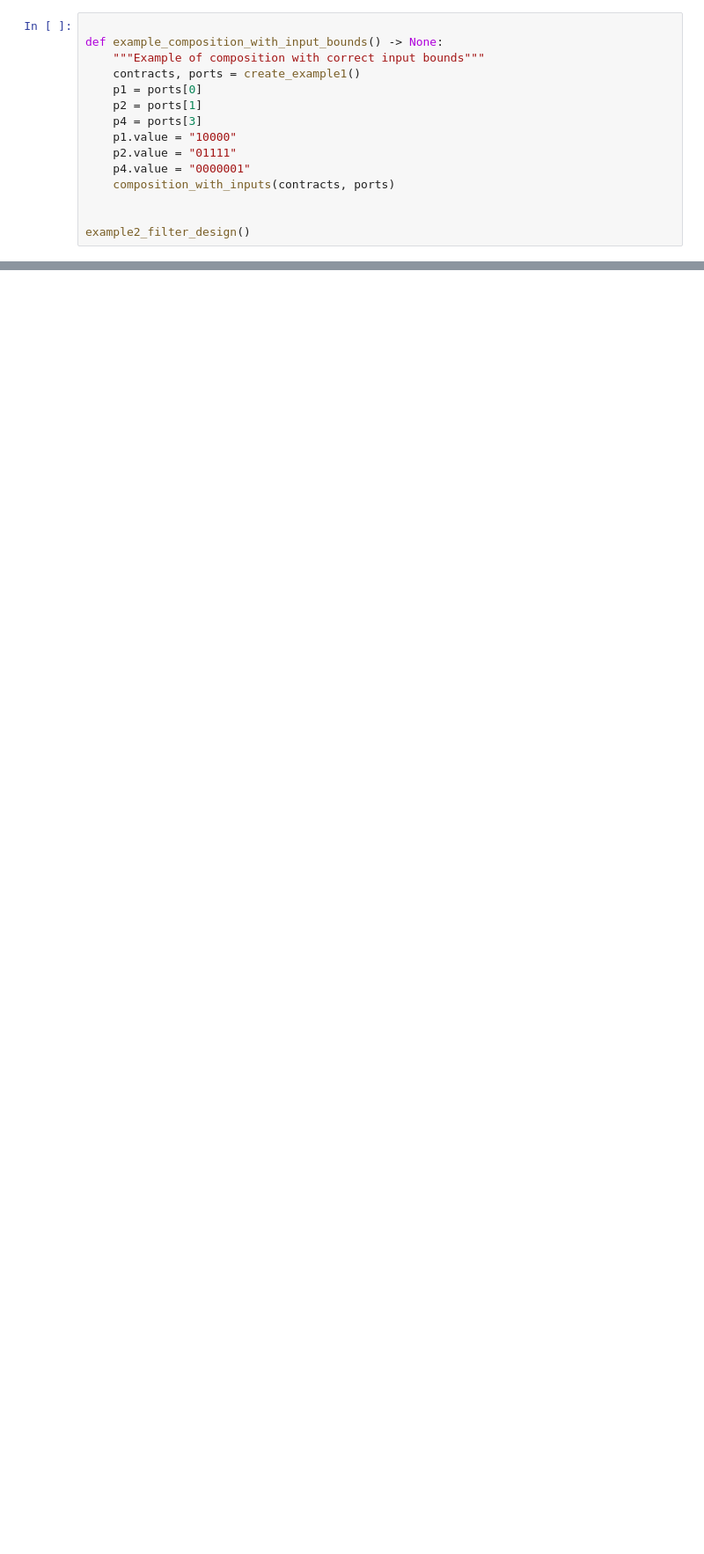
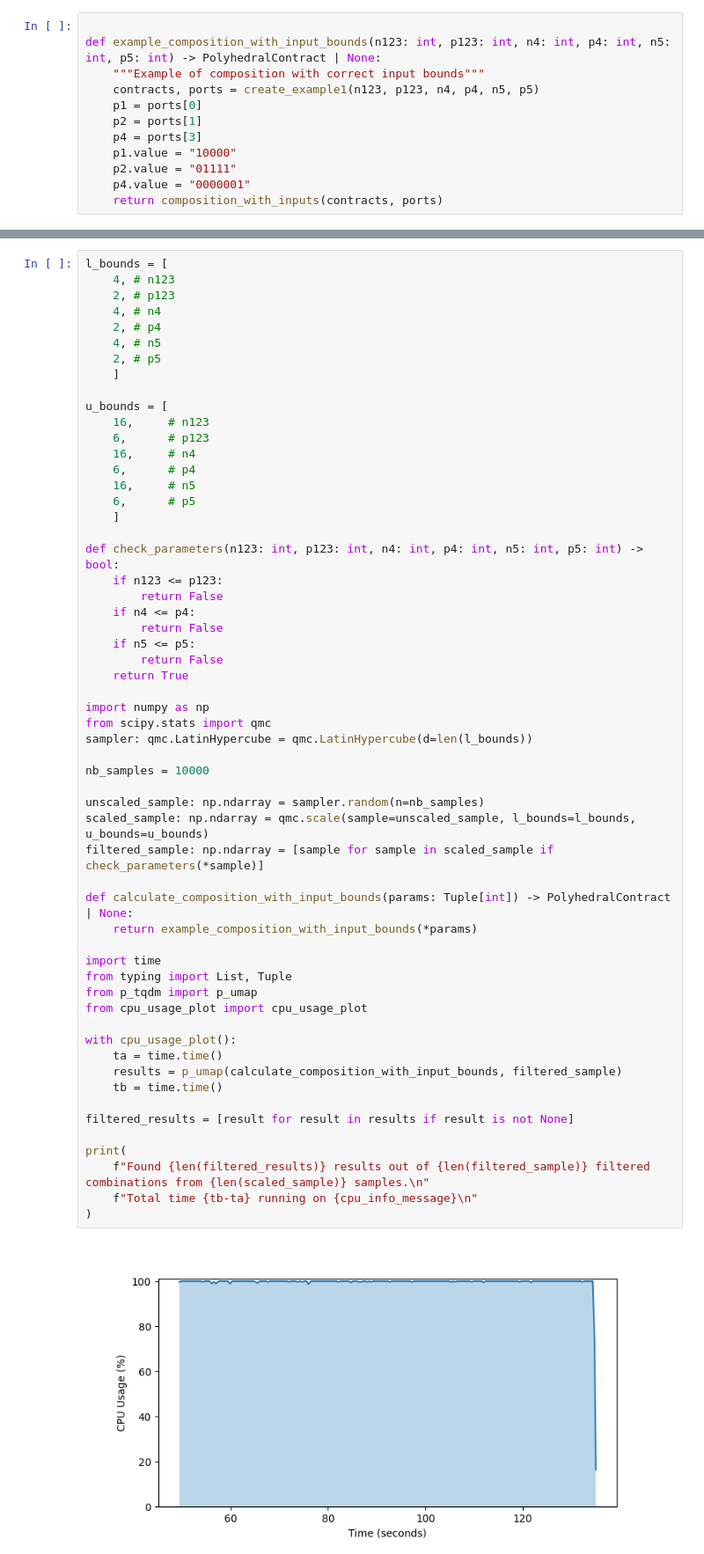
Before and after one commit to pacti-org/cs-digital-signal-processing, a Jupyter notebook: dsl_wl_scalability.ipynb, the cells around one changed output, grey strips where cells are left out. Shown at 88% size. Cells and saved outputs as stored; diff of their text form; blank space fills up the shorter version.

Commit message:
scalability of example_composition_with_input_bounds

```diff
--- a/dsl_wl_scalability.ipynb
+++ b/dsl_wl_scalability.ipynb
@@ -492,16 +476,13 @@ def create_example1() -> tuple:
     return contracts, ports
 # %%
 
-def example_composition_with_input_bounds() -> None:
+def example_composition_with_input_bounds(n123: int, p123: int, n4: int, p4: int, n5: int, p5: int) -> PolyhedralContract | None:
     """Example of composition with correct input bounds"""
-    contracts, ports = create_example1()
+    contracts, ports = create_example1(n123, p123, n4, p4, n5, p5)
     p1 = ports[0]
     p2 = ports[1]
     p4 = ports[3]
     p1.value = "10000"
     p2.value = "01111"
     p4.value = "0000001"
-    composition_with_inputs(contracts, ports)
-
-
-example2_filter_design()
+    return composition_with_inputs(contracts, ports)
@@ -507,0 +493,59 @@ example2_filter_design()
+# %%
+l_bounds = [
+    4, # n123
+    2, # p123
+    4, # n4
+    2, # p4
+    4, # n5
+    2, # p5
+    ]
+
+u_bounds = [
+    16,     # n123
+    6,      # p123
+    16,     # n4
+    6,      # p4
+    16,     # n5
+    6,      # p5
+    ]
+
+def check_parameters(n123: int, p123: int, n4: int, p4: int, n5: int, p5: int) -> bool:
+    if n123 <= p123:
+        return False
+    if n4 <= p4:
+        return False
+    if n5 <= p5:
+        return False
+    return True
+
+import numpy as np
+from scipy.stats import qmc
+sampler: qmc.LatinHypercube = qmc.LatinHypercube(d=len(l_bounds))
+
+nb_samples = 10000
+
+unscaled_sample: np.ndarray = sampler.random(n=nb_samples)
+scaled_sample: np.ndarray = qmc.scale(sample=unscaled_sample, l_bounds=l_bounds, u_bounds=u_bounds)
+filtered_sample: np.ndarray = [sample for sample in scaled_sample if check_parameters(*sample)]
+
+def calculate_composition_with_input_bounds(params: Tuple[int]) -> PolyhedralContract | None:
+    return example_composition_with_input_bounds(*params)
+
+import time
+from typing import List, Tuple
+from p_tqdm import p_umap
+from cpu_usage_plot import cpu_usage_plot
+
+with cpu_usage_plot():
+    ta = time.time()
+    results = p_umap(calculate_composition_with_input_bounds, filtered_sample)
+    tb = time.time()
+
+filtered_results = [result for result in results if result is not None]
+
+print(
+    f"Found {len(filtered_results)} results out of {len(filtered_sample)} filtered combinations from {len(scaled_sample)} samples.\n"
+    f"Total time {tb-ta} running on {cpu_info_message}\n"
+)
+# %% [output]
+[figure, added]
```
Also changed, not shown: parts of 10 cells of this notebook, 1 other file.
